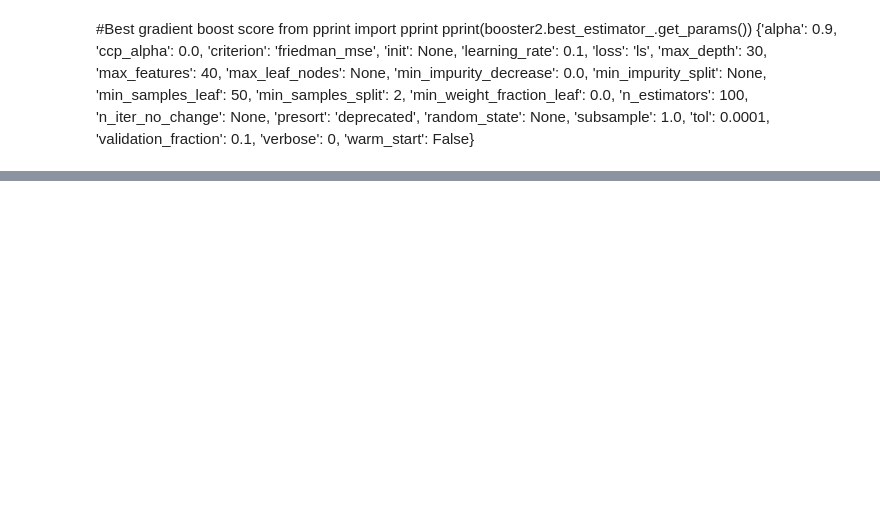
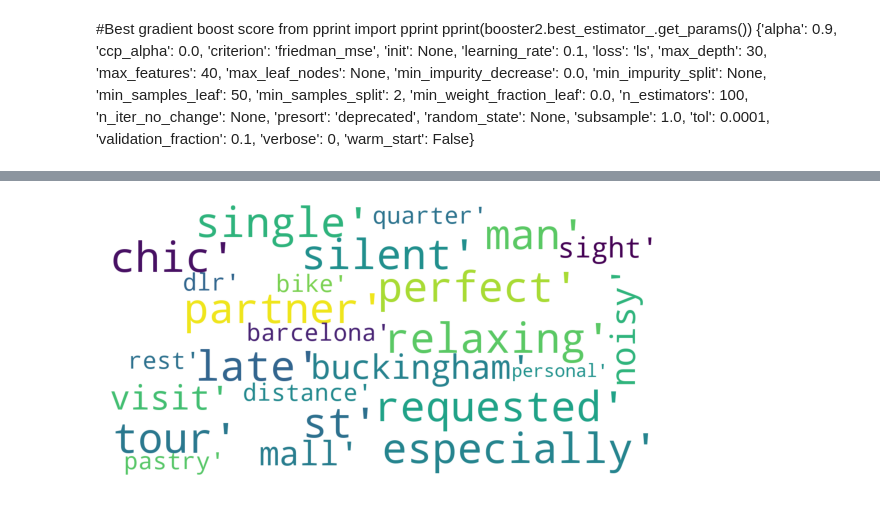
Before and after one commit to slindhult/Hotel-Reviews, a Jupyter notebook: Hotels.ipynb, the cells around one changed output, grey strips where cells are left out. Drawn from its saved outputs; the diff is of its cells as text; code cells hidden in the pictures; blank space fills up the shorter version.

```diff
--- a/Hotels.ipynb
+++ b/Hotels.ipynb
@@ -444,0 +699,3 @@ m
+# %%
+fitted_neg3 = count3.fit_transform(neg_content.values.astype('U'))
+fitted_pos3 = count3.fit_transform(pos_content.values.astype('U'))
@@ -444,0 +849,25 @@ m
+# %%
+from wordcloud import WordCloud
+import matplotlib.pyplot as plt
+
+def show_wordcloud(data, title = None):
+    wordcloud = WordCloud(
+        background_color = 'white',
+        max_words = 25,
+        max_font_size = 30,
+        scale = 3,
+    ).generate(str(data))
+
+    fig = plt.figure(1, figsize = (10, 10))
+    plt.axis('off')
+    if title:
+        fig.suptitle(title, fontsize = 20)
+        fig.subplots_adjust(top = 2.3)
+
+    plt.imshow(wordcloud)
+    plt.show()
+
+# print wordcloud
+show_wordcloud(topics[0])
+# %% [output]
+[figure, added]
```
Also changed, not shown: parts of 265 cells of this notebook.
